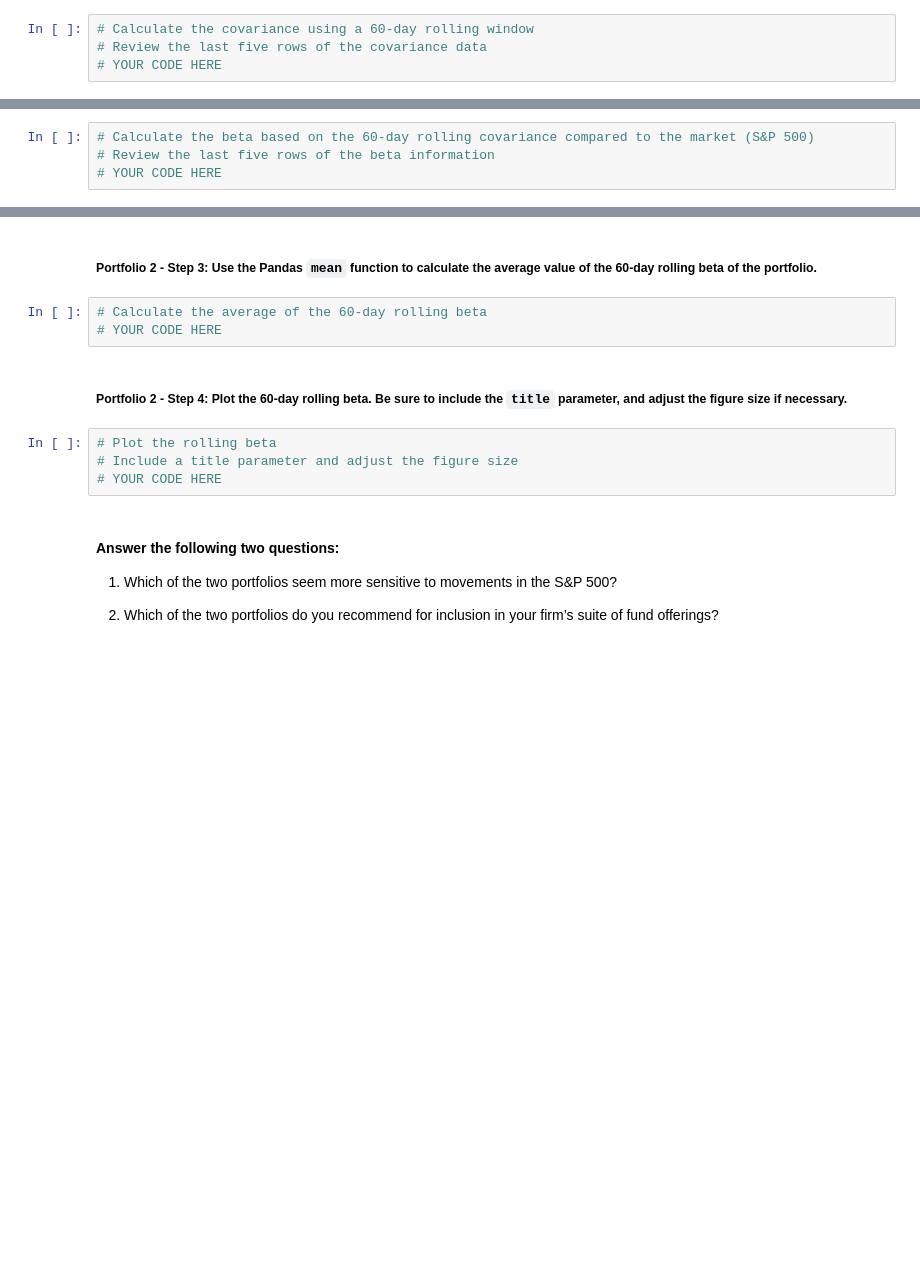
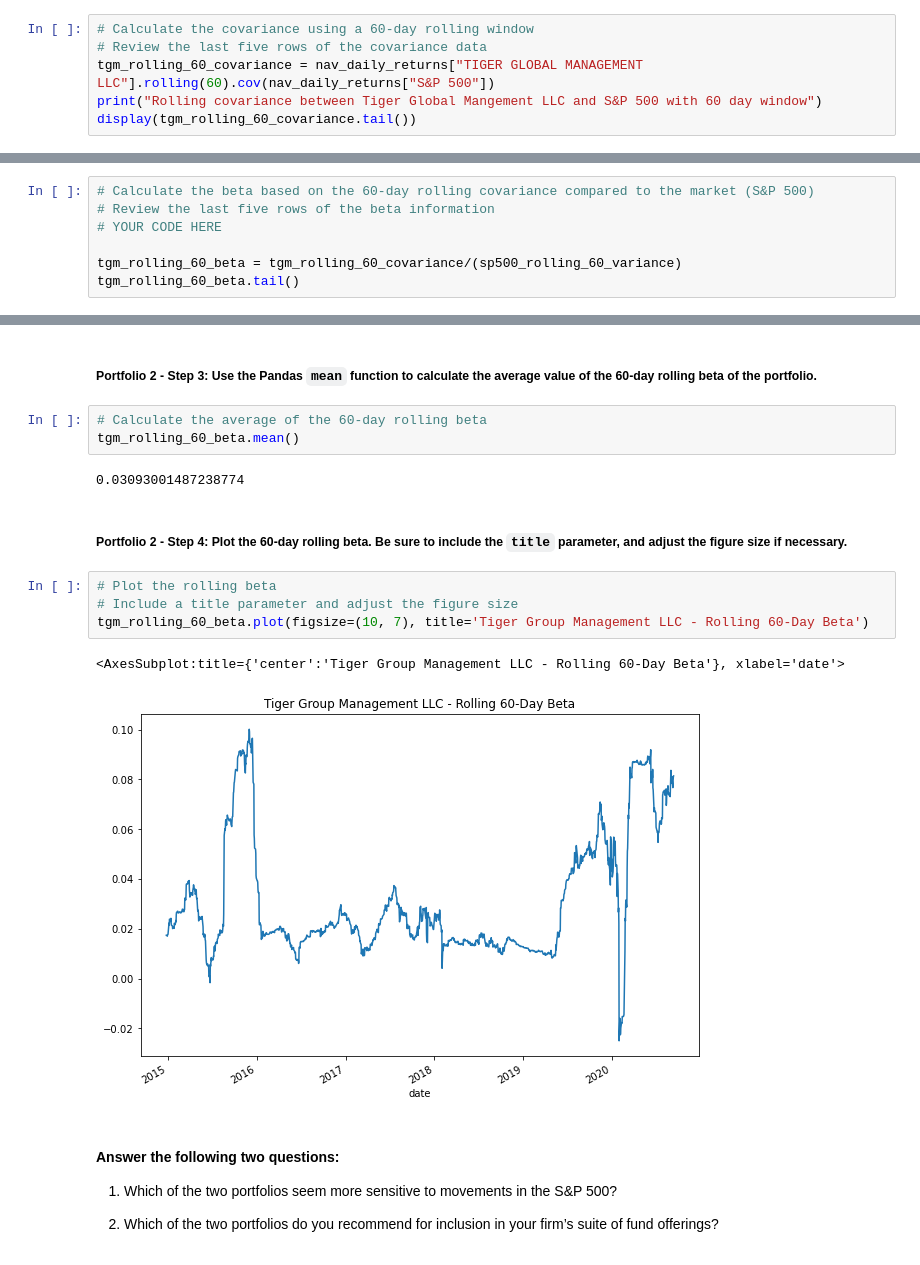
Before and after one commit to JakeWheelerGitHub/Week_4_Challenge, a Jupyter notebook: risk_return_analysis.ipynb, the cells around one changed output, grey strips where cells are left out. Drawn from its saved outputs; the diff is of its cells as text; blank space fills up the shorter version.

```diff
--- a/risk_return_analysis.ipynb
+++ b/risk_return_analysis.ipynb
@@ -417,4 +452,6 @@ Your analysis is nearing completion. Now, you need to evaluate how the portfolio
 # %%
 # Calculate the covariance using a 60-day rolling window
 # Review the last five rows of the covariance data
-# YOUR CODE HERE
+tgm_rolling_60_covariance = nav_daily_returns["TIGER GLOBAL MANAGEMENT LLC"].rolling(60).cov(nav_daily_returns["S&P 500"])
+print("Rolling covariance between Tiger Global Mangement LLC and S&P 500 with 60 day window")
+display(tgm_rolling_60_covariance.tail())
@@ -424,3 +470,6 @@ Your analysis is nearing completion. Now, you need to evaluate how the portfolio
 # Calculate the beta based on the 60-day rolling covariance compared to the market (S&P 500)
 # Review the last five rows of the beta information
 # YOUR CODE HERE
+
+tgm_rolling_60_beta = tgm_rolling_60_covariance/(sp500_rolling_60_variance)
+tgm_rolling_60_beta.tail()
@@ -428,13 +485,18 @@ Your analysis is nearing completion. Now, you need to evaluate how the portfolio
 ##### Portfolio 2 - Step 3: Use the Pandas `mean` function to calculate the average value of the 60-day rolling beta of the portfolio.
 # %%
 # Calculate the average of the 60-day rolling beta
-# YOUR CODE HERE
+tgm_rolling_60_beta.mean()
+# %% [output]
+0.03093001487238774
 # %% [markdown]
 ##### Portfolio 2 - Step 4: Plot the 60-day rolling beta. Be sure to include the `title` parameter, and adjust the figure size if necessary.
 # %%
 # Plot the rolling beta
 # Include a title parameter and adjust the figure size
-# YOUR CODE HERE
+tgm_rolling_60_beta.plot(figsize=(10, 7), title='Tiger Group Management LLC - Rolling 60-Day Beta')
+# %% [output]
+<AxesSubplot:title={'center':'Tiger Group Management LLC - Rolling 60-Day Beta'}, xlabel='date'>
+[figure, added]
 # %% [markdown]
 #### Answer the following two questions:
 
```
Also changed, not shown: parts of 12 cells of this notebook.
